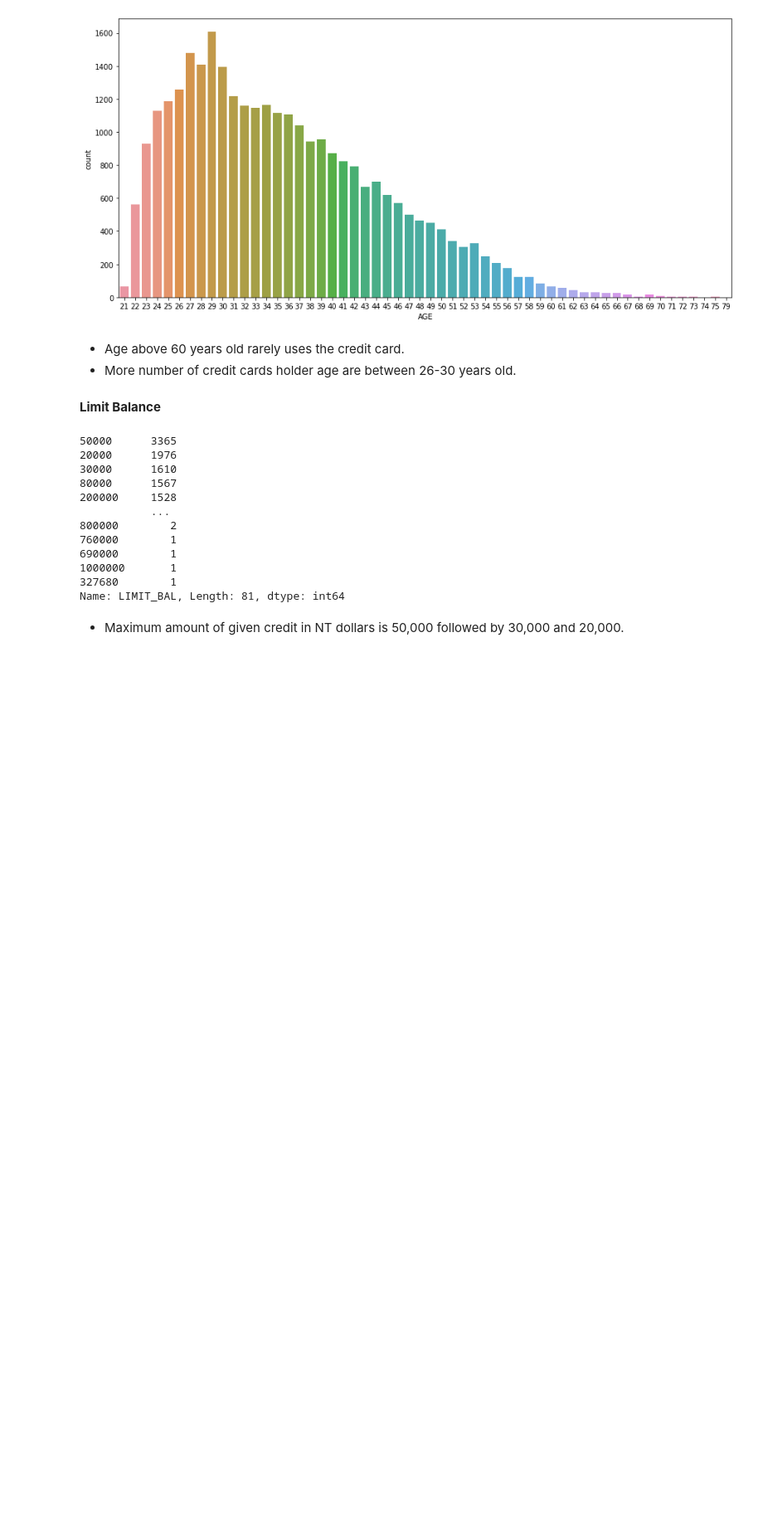
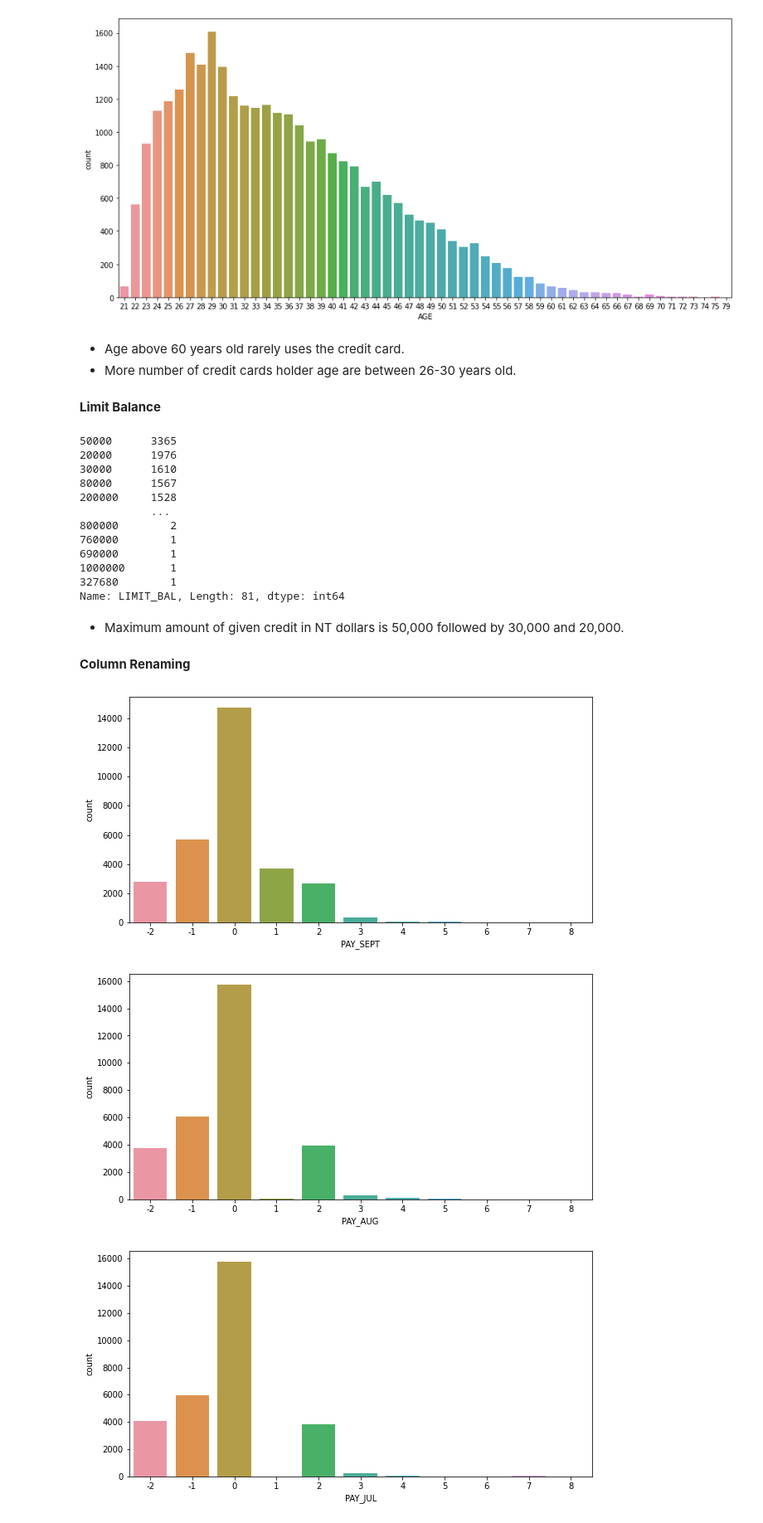
Before and after one commit to AmirKhan6219/Credit-Card-Default-Prediction, a Jupyter notebook: Credit_Card_Default_prediction.ipynb, the cells around one changed output. Shown at 83% size. Cells and saved outputs as stored; diff of their text form; code cells hidden in the pictures; blank space fills up the shorter version.

```diff
--- a/Credit_Card_Default_prediction.ipynb
+++ b/Credit_Card_Default_prediction.ipynb
@@ -168,3 +168,19 @@ data['LIMIT_BAL'].value_counts()
 Name: LIMIT_BAL, Length: 81, dtype: int64
 # %% [markdown]
 * Maximum amount of given credit in NT dollars is 50,000 followed by 30,000 and 20,000.
+# %% [markdown]
+**Column Renaming**
+# %%
+data = data.rename(columns={'default payment next month': 'def_pay', 'PAY_0': 'PAY_1'})
+data.rename(columns={'PAY_1':'PAY_SEPT','PAY_2':'PAY_AUG','PAY_3':'PAY_JUL','PAY_4':'PAY_JUN','PAY_5':'PAY_MAY','PAY_6':'PAY_APR'},inplace=True)
+data.rename(columns={'BILL_AMT1':'BILL_AMT_SEPT','BILL_AMT2':'BILL_AMT_AUG','BILL_AMT3':'BILL_AMT_JUL','BILL_AMT4':'BILL_AMT_JUN','BILL_AMT5':'BILL_AMT_MAY','BILL_AMT6':'BILL_AMT_APR'}, inplace = True)
+data.rename(columns={'PAY_AMT6':'PAY_AMT_MAR','PAY_AMT1':'PAY_AMT_AUG','PAY_AMT2':'PAY_AMT_JUL','PAY_AMT3':'PAY_AMT_JUN','PAY_AMT4':'PAY_AMT_MAY','PAY_AMT5':'PAY_AMT_APR'},inplace=True)
+# %%
+payment = ['PAY_SEPT',	'PAY_AUG',	'PAY_JUL',	'PAY_JUN',	'PAY_MAY',	'PAY_APR']
+for col in payment:
+  plt.figure(figsize=(10,5))
+  sns.countplot(x = col, data = data)
+# %% [output]
+[figure, added]
+[figure, added]
+[figure, added]
```
Also changed, not shown: parts of 1 cell of this notebook.
